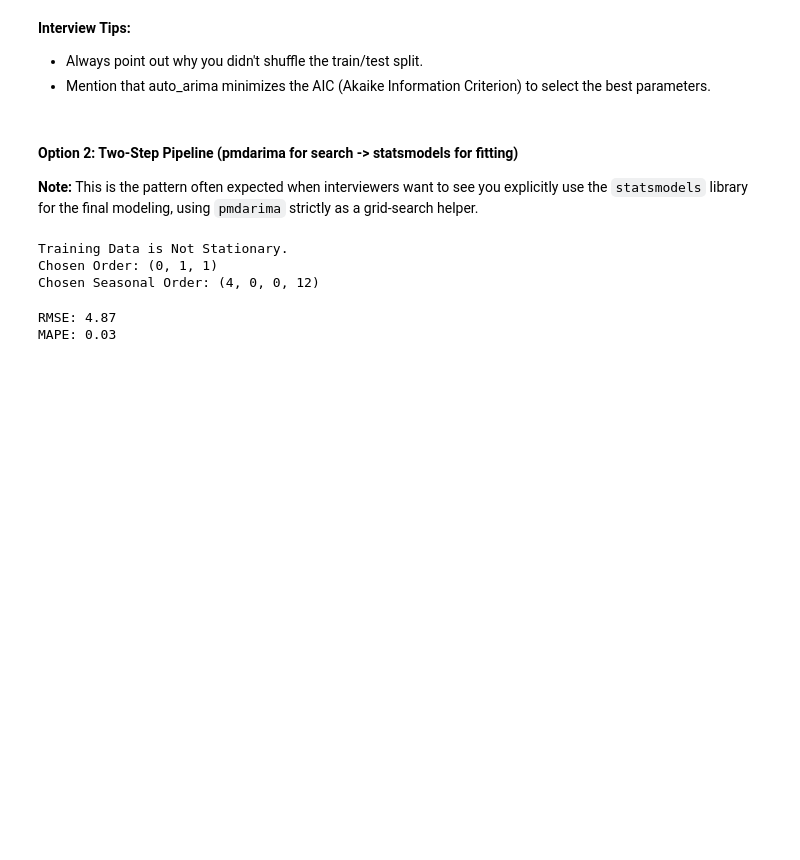
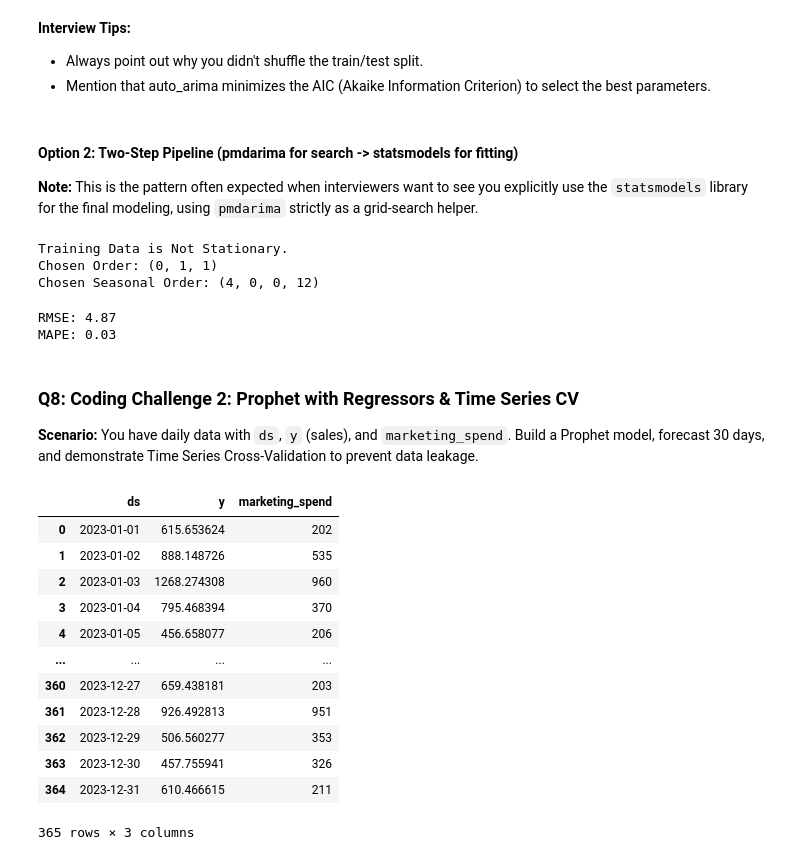
Before and after one commit to Shailya777/interview-prep, a Jupyter notebook: 06_RecSys_Time-Series_Anomaly-Detection/05_ARIMA|SARIMA.ipynb, the cells around one changed output. Cells and saved outputs as stored; diff of their text form; code cells hidden in the pictures; blank space fills up the shorter version.

```diff
--- a/06_RecSys_Time-Series_Anomaly-Detection/05_ARIMA|SARIMA.ipynb
+++ b/06_RecSys_Time-Series_Anomaly-Detection/05_ARIMA|SARIMA.ipynb
@@ -300,3 +300,7 @@ Chosen Order: (0, 1, 1)
 Chosen Seasonal Order: (4, 0, 0, 12)
 RMSE: 4.87
 MAPE: 0.03
+# %% [markdown]
+### Q8: Coding Challenge 2: Prophet with Regressors & Time Series CV
+
+**Scenario:** You have daily data with `ds`, `y` (sales), and `marketing_spend`. Build a Prophet model, forecast 30 days, and demonstrate Time Series Cross-Validation to prevent data leakage.
@@ -302,0 +321,16 @@ MAPE: 0.03
+# %%
+df
+# %% [output]
+|  | ds | y | marketing_spend |
+| 0 | 2023-01-01 | 615.653624 | 202 |
+| 1 | 2023-01-02 | 888.148726 | 535 |
+| 2 | 2023-01-03 | 1268.274308 | 960 |
+| 3 | 2023-01-04 | 795.468394 | 370 |
+| 4 | 2023-01-05 | 456.658077 | 206 |
+| ... | ... | ... | ... |
+| 360 | 2023-12-27 | 659.438181 | 203 |
+| 361 | 2023-12-28 | 926.492813 | 951 |
+| 362 | 2023-12-29 | 506.560277 | 353 |
+| 363 | 2023-12-30 | 457.755941 | 326 |
+| 364 | 2023-12-31 | 610.466615 | 211 |
+365 rows × 3 columns
```
Also changed, not shown: parts of 6 cells of this notebook.
